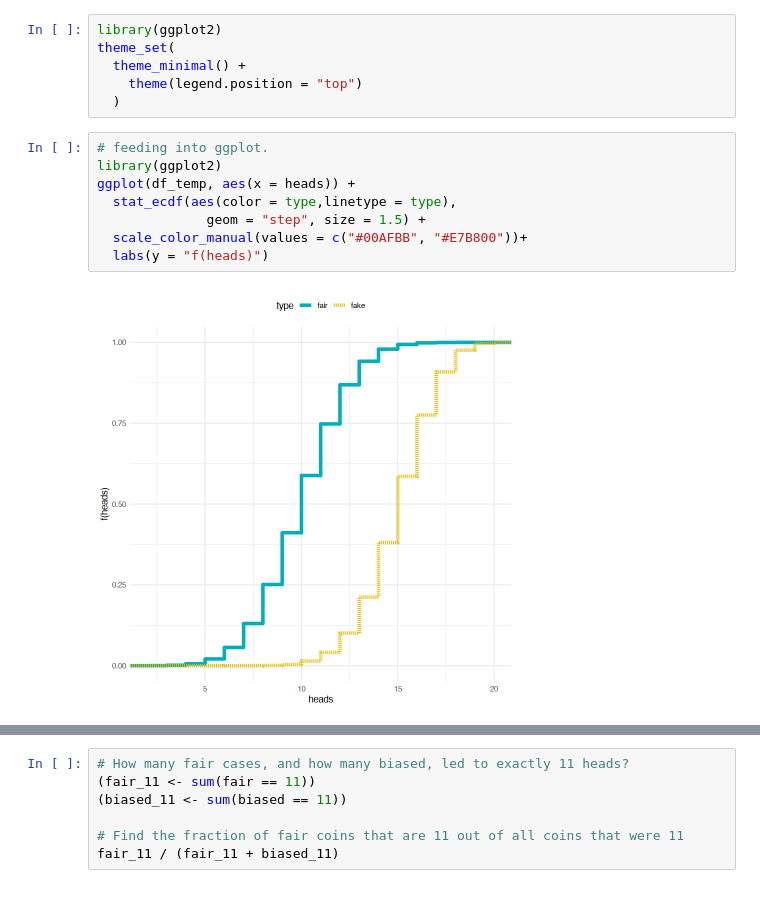
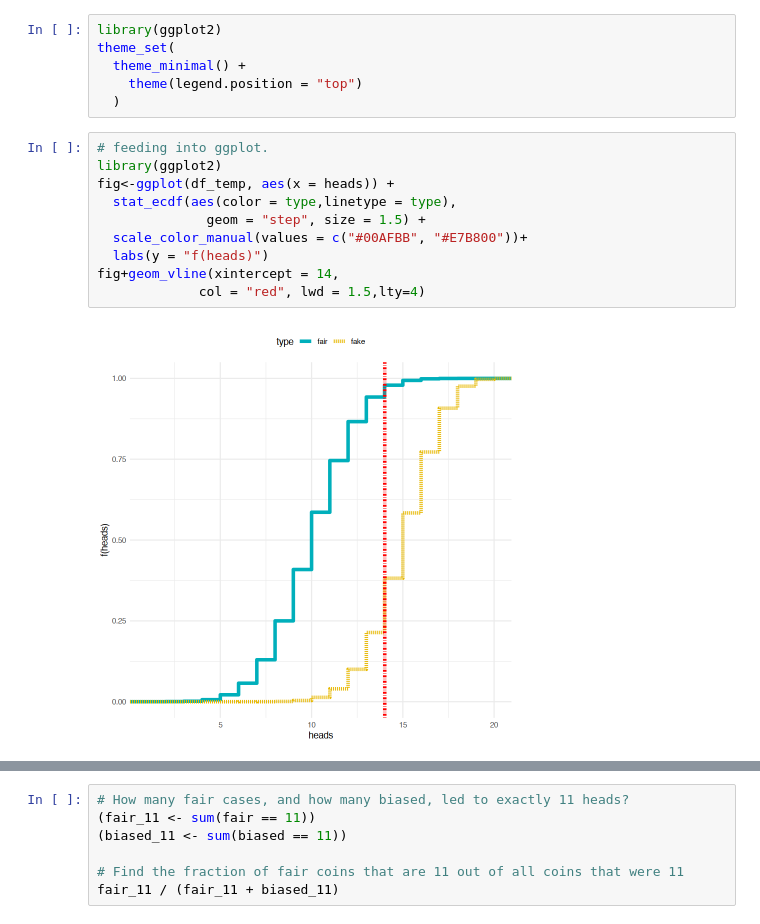
Before and after one commit to norberello/bayes.coins-and-earth-tosses, a Jupyter notebook: Bayes theorem with coins and water.ipynb, the cells around one changed output, grey strips where cells are left out. Saved outputs shown, nothing was run; the diff lists cells and outputs as text.

```diff
--- a/Bayes theorem with coins and water.ipynb
+++ b/Bayes theorem with coins and water.ipynb
@@ -97,13 +99,15 @@ theme_set(
 # %%
 # feeding into ggplot.
 library(ggplot2)
-ggplot(df_temp, aes(x = heads)) +
+fig<-ggplot(df_temp, aes(x = heads)) +
   stat_ecdf(aes(color = type,linetype = type),
               geom = "step", size = 1.5) +
   scale_color_manual(values = c("#00AFBB", "#E7B800"))+
   labs(y = "f(heads)")
+fig+geom_vline(xintercept = 14,
+             col = "red", lwd = 1.5,lty=4)
 # %% [output]
-[figure, old version]
+[figure, new version]
 # %%
 par(mfrow=c(1,2))
 plot(density(fair,bw=0.4),ylim=c(0,.25),xlim=c(0,20))
```
Also changed, not shown: parts of 13 cells of this notebook, 2 other files.
